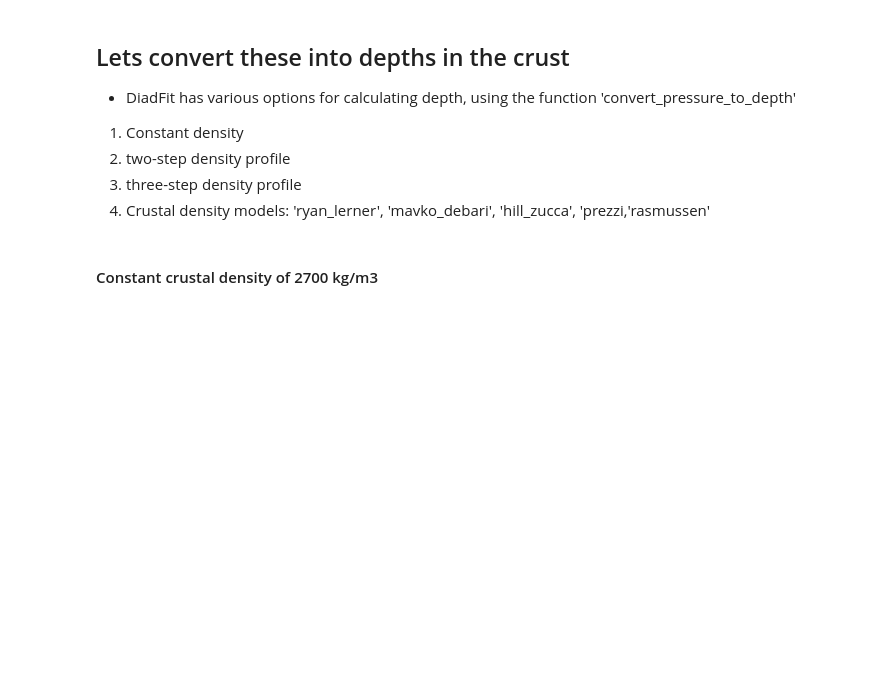
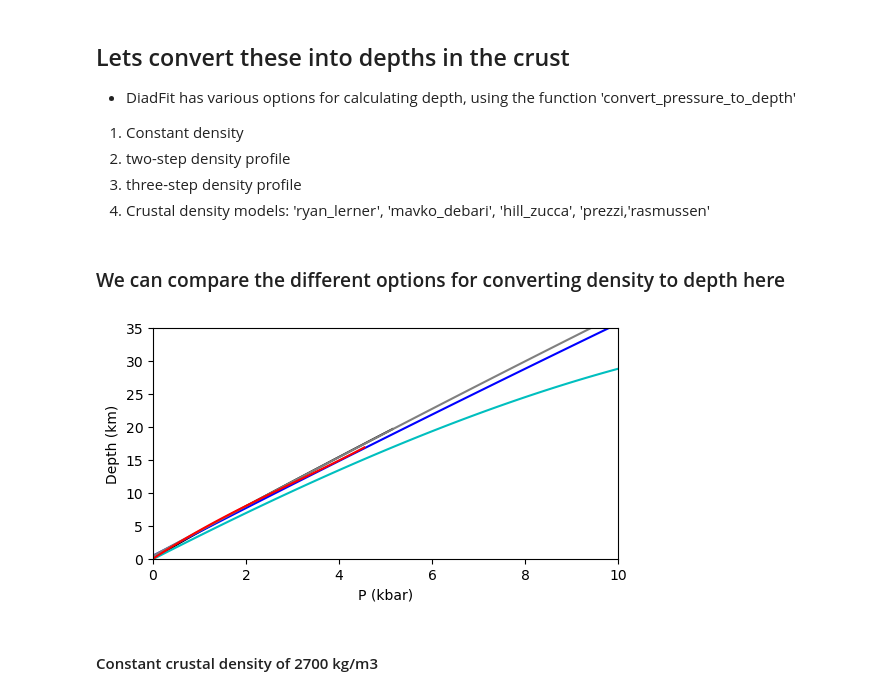
Before and after one commit to PennyWieser/DiadFit, a Jupyter notebook: docs/Examples/Example1b_CO2_Fluid_Inclusions/Step5_CO2_Density_to_pressure.ipynb, the cells around one changed output. Drawn from its saved outputs; the diff is of its cells as text; code cells hidden in the pictures; blank space fills up the shorter version.

```diff
--- a/docs/Examples/Example1b_CO2_Fluid_Inclusions/Step5_CO2_Density_to_pressure.ipynb
+++ b/docs/Examples/Example1b_CO2_Fluid_Inclusions/Step5_CO2_Density_to_pressure.ipynb
@@ -73,6 +73,44 @@ Pressure_SP94.head()
 2. two-step density profile
 3. three-step density profile
 4. Crustal density models: 'ryan_lerner', 'mavko_debari', 'hill_zucca', 'prezzi,'rasmussen'
+# %% [markdown]
+### We can compare the different options for converting density to depth here
+# %%
+# Make an array of pressures that is equally spaced from surface down to Moho
+P_kbar_lin=np.linspace(0, 10, 100)
+
+Depth_2700=pf.convert_pressure_to_depth(P_kbar=P_kbar_lin,
+                crust_dens_kgm3=2700)
+
+Depth_ryan_lerner=pf.convert_pressure_to_depth(P_kbar=P_kbar_lin,
+                model='ryan_lerner')
+
+Depth_Ramussen=pf.convert_pressure_to_depth(P_kbar=P_kbar_lin,
+                model='rasmussen')
+
+Depth_HZ=pf.convert_pressure_to_depth(P_kbar=P_kbar_lin,
+                model='hill_zucca')
+
+Depth_MD=pf.convert_pressure_to_depth(P_kbar=P_kbar_lin,
+                model='mavko_debari')
+
+Depth_prezzi=pf.convert_pressure_to_depth(P_kbar=P_kbar_lin,
+                model='prezzi')
+# %%
+fig, (ax1) = plt.subplots(1, 1, figsize=(6,3), sharey=True)
+
+ax1.plot(P_kbar_lin, Depth_Ramussen, '-k')
+ax1.plot(P_kbar_lin, Depth_HZ, '-c')
+ax1.plot(P_kbar_lin, Depth_MD, '-b')
+ax1.plot(P_kbar_lin, Depth_prezzi, '-', color='grey')
+ax1.plot(P_kbar_lin, Depth_ryan_lerner, '-r')
+ax1.set_xlim([0, 10])
+ax1.set_ylim([0, 35])
+ax1.set_xlabel('P (kbar)')
+ax1.set_ylabel('Depth (km)')
+fig.savefig('Diff_Profiles.png', dpi=300, bbox_inches='tight')
+# %% [output]
+[figure, added]
 # %% [markdown]
 #### Constant crustal density of 2700 kg/m3
 # %%
```
Also changed, not shown: 4 other files.
